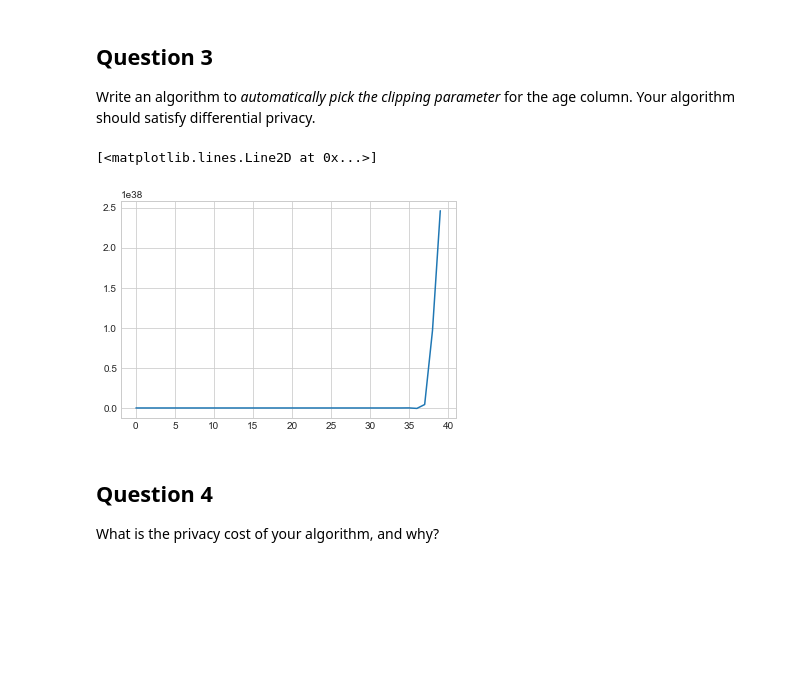
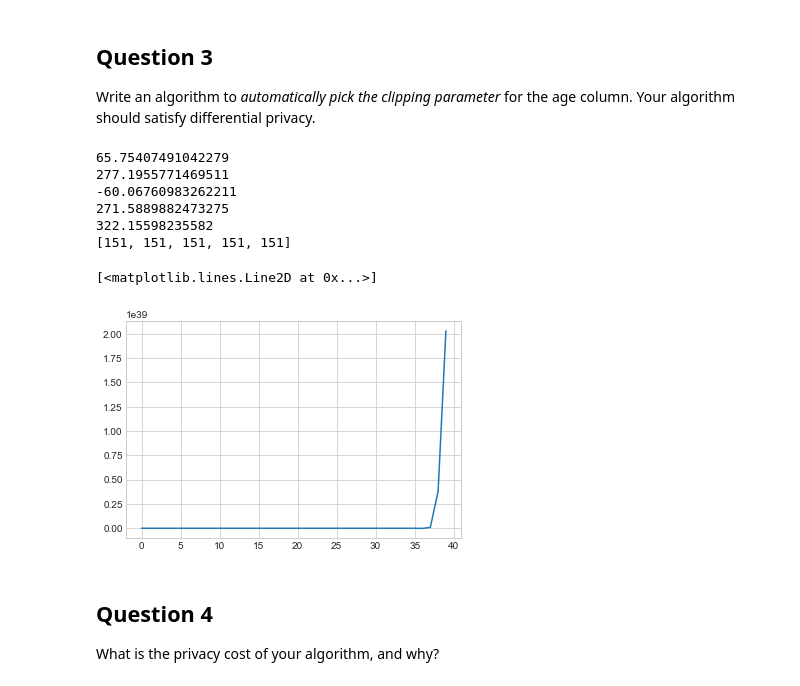
Before and after one commit to jcastner/cs211-data-privacy, a Jupyter notebook: exercises/CS211_Ex_09-26-22.ipynb, the cells around one changed output. Drawn from its saved outputs; the diff is of its cells as text; code cells hidden in the pictures; blank space fills up the shorter version.

```diff
--- a/exercises/CS211_Ex_09-26-22.ipynb
+++ b/exercises/CS211_Ex_09-26-22.ipynb
@@ -78,33 +78,40 @@ Write an algorithm to *automatically pick the clipping parameter* for the age co
 # %%
 def pick_b(epsilon):
     # Approach: Try b values and see what works best
     bs = list(range(1, 1000, 50))
     noisy_results = {}
     for b in bs:
         clipped_sum = adult['Age'].clip(lower=0, upper=b).sum()
         # consume privacy budget every time we run laplace_mech
         noisy_sum = laplace_mech(clipped_sum, b, epsilon)
         noisy_results[b] = noisy_sum
 
     # goal: find the flat part of the graph
     # approach: comapre neighbor and noisy sums
     # find a pair othat are close together (noisy is no longer increasing)
     # return the associated b value
 
     last_sum = -10000
     for b, noisy_sum in noisy_results.items():
         if abs(noisy_sum - last_sum) < 500:
+            print(noisy_sum - last_sum)
             return b
         last_sum = noisy_sum
     return -1
 
-[pick_b(1.0) for _ in range(5)]
+print([pick_b(1.0) for _ in range(5)])
 
 epsilon = 1
 plt.plot([laplace_mech(adult['Capital Gain'].clip(lower = 0, upper = b).sum(), b, epsilon) for b in [10**i for i in range(40)]])
 # %% [output]
-[<matplotlib.lines.Line2D at 0x...>]
+65.75407491042279
+277.1955771469511
+-60.06760983262211
+271.5889882473275
+322.15598235582
+[151, 151, 151, 151, 151]
+[<matplotlib.lines.Line2D at 0x...>]
-[figure, old version]
+[figure, new version]
 # %%
 # TEST CASE for question 3
 
```
Also changed, not shown: parts of 2 cells of this notebook, 2 other files.
